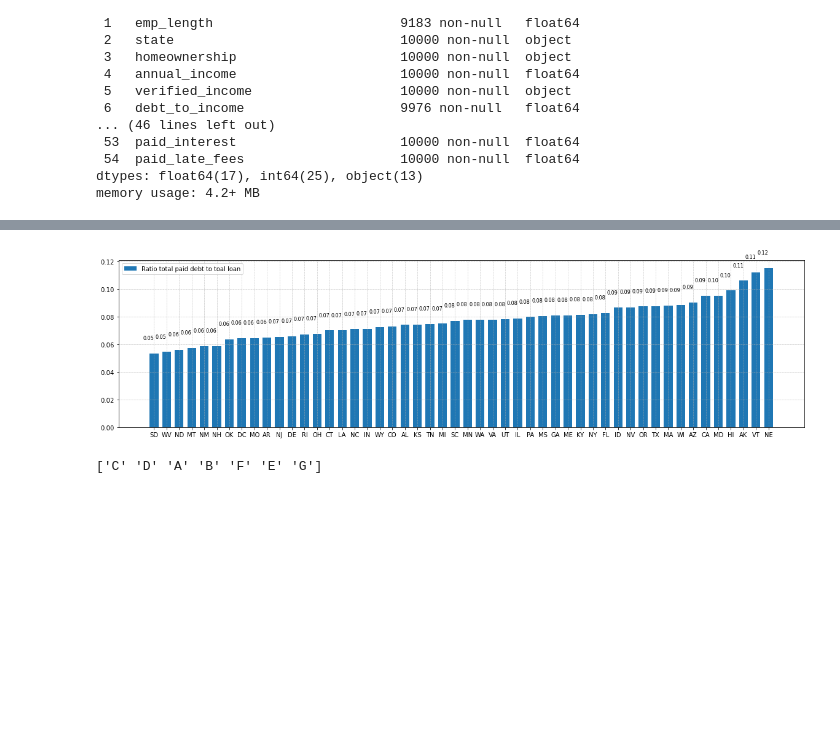
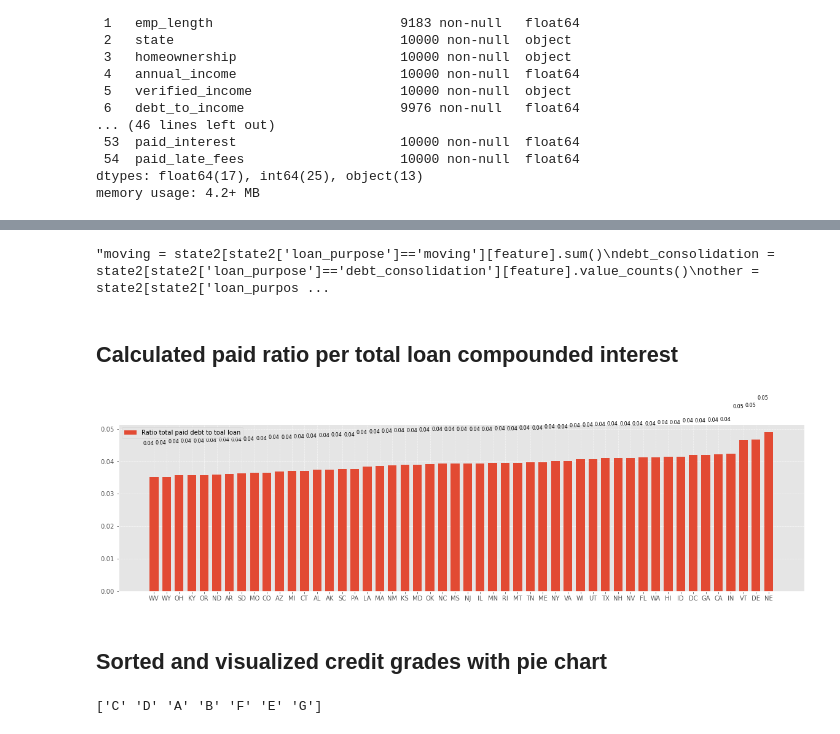
Before and after one commit to Jinhan-Han-Jeremy/loans_to_customers_analysis, a Jupyter notebook: loans_to_customers_analysis.ipynb, the cells around one changed output, grey strips where cells are left out. Saved outputs shown, nothing was run; the diff lists cells and outputs as text; code cells hidden in the pictures; blank space fills up the shorter version.

```diff
--- a/loans_to_customers_analysis.ipynb
+++ b/loans_to_customers_analysis.ipynb
@@ -110 +88,3 @@ Dropped columns which have 70% null data
+# %%
+df2=df2.drop(['emp_title', 'emp_length', 'verified_income', 'sub_grade', 'earliest_credit_line', 'total_credit_lines'], axis=1)
 # %%
@@ -145,2 +125,0 @@ Index(['emp_title', 'emp_length', 'state', 'homeownership', 'annual_income',
-# %%
-df2=df2.drop(['emp_title', 'emp_length', 'verified_income', 'sub_grade'], axis=1)
@@ -181,2 +128,3 @@ Index(['state', 'homeownership', 'annual_income', 'debt_to_income',
 # %%
+df2['months_since_last_delinq'] = df2['months_since_last_delinq'].fillna(0)
 df2.to_csv('loans_cleaned_schema.csv', index=False)
@@ -259,3 +206,17 @@ this 6400 amt. 6077 blance  total 12477
+# %%
+##print((by_state2['term', 'mean']))
+
+by_state2['interest_rate', 'mean'] = 0.01*by_state2['interest_rate', 'mean']
+
+##print((by_state2['interest_rate', 'mean']))
+
+the_loan_compound_interest = []
+
+
+p = by_state2['loan_amount', 'mean'] + by_state2['balance', 'mean']
+r = by_state2['interest_rate', 'mean']
+t = by_state2['term', 'mean']
+the_loan_compound_interest = p *(pow((1+r), t/12))
 # %%
 import numpy as np
 import matplotlib.pyplot as plt
@@ -306,22 +309,49 @@ Index(['DE', 'ME', 'NE', 'AR', 'RI', 'WV', 'VT', 'IN', 'FL', 'NH', 'MS', 'UT',
+# %%
+'''moving = state2[state2['loan_purpose']=='moving'][feature].sum()
+debt_consolidation = state2[state2['loan_purpose']=='debt_consolidation'][feature].value_counts()
+other = state2[state2['loan_purpose']== 'other'][feature].value_counts()
+home_improvement = state2[state2['loan_purpose']== 'home_improvement'][feature].value_counts()
+credit_card = state2[state2['loan_purpose']== 'credit_card'][feature].value_counts()
+house = state2[state2['loan_purpose']== 'house'][feature].value_counts()
+car = state2[state2['loan_purpose']=='car'][feature].value_counts()
+major_purchase = state2[state2['loan_purpose']=='major_purchase'][feature].value_counts()
+medical = state2[state2['loan_purpose']=='medical'][feature].value_counts()
+small_business = state2[sstate2['loan_purpose']=='small_business'][feature].value_counts()
+vacation = state2[state2['loan_purpose']=='vacation'][feature].value_counts()
+renewable_energy = state2[state2['loan_purpose']=='renewable_energy'][feature].value_counts()
+
+
+df = pd.DataFrame([moving,debt_consolidation, other, home_improvement, credit_card, house, car, major_purchase, medical,
+                  small_business, vacation, renewable_energy])
+
+df.index = ['survived','dead']
+df.plot(kind='bar',stacked=True)
+'''
+# %% [output]
+"moving = state2[state2['loan_purpose']=='moving'][feature].sum()\ndebt_consolidation = state2[state2['loan_purpose']=='debt_consolidation'][feature].value_counts()\nother = state2[state2['loan_purpos ...
+# %% [markdown]
+## Calculated paid ratio per total loan compounded interest
 # %%
 plt.figure(figsize=(20, 5))
 
-ratio = stater2['paid_total', 'mean']/the_mean_loan
+ratio = by_state2['paid_total', 'mean']/the_loan_compound_interest
 sorted_ratio=ratio.sort_values()
 
 plt.bar(sorted_ratio.index, sorted_ratio, width=0.7, label='Ratio total paid debt to toal loan')
 
 for idx, val in enumerate(sorted_ratio):
     #'{:05.2f}'.format(val)
     #print(val)
     plt.text(idx, val+0.01, '{:04.2f}'.format(val), fontsize=8, ha='right')
 
 plt.grid(linestyle='--', linewidth=0.5)
 
 plt.legend()
 plt.show()
 # %% [output]
-[figure, old version]
+[figure, new version]
+# %% [markdown]
+## Sorted and visualized credit grades with pie chart
 # %%
 print(df2['grade'].unique())
 # %% [output]
```
Also changed, not shown: parts of 30 cells of this notebook.
